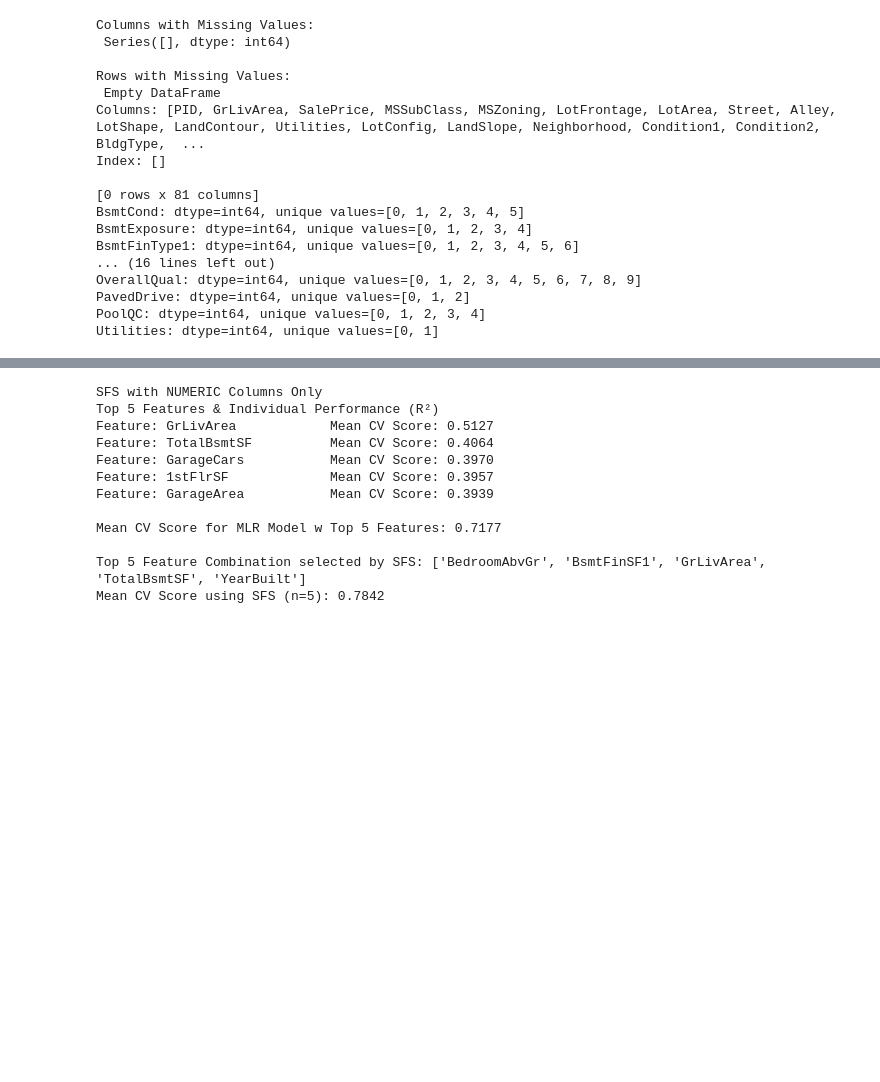
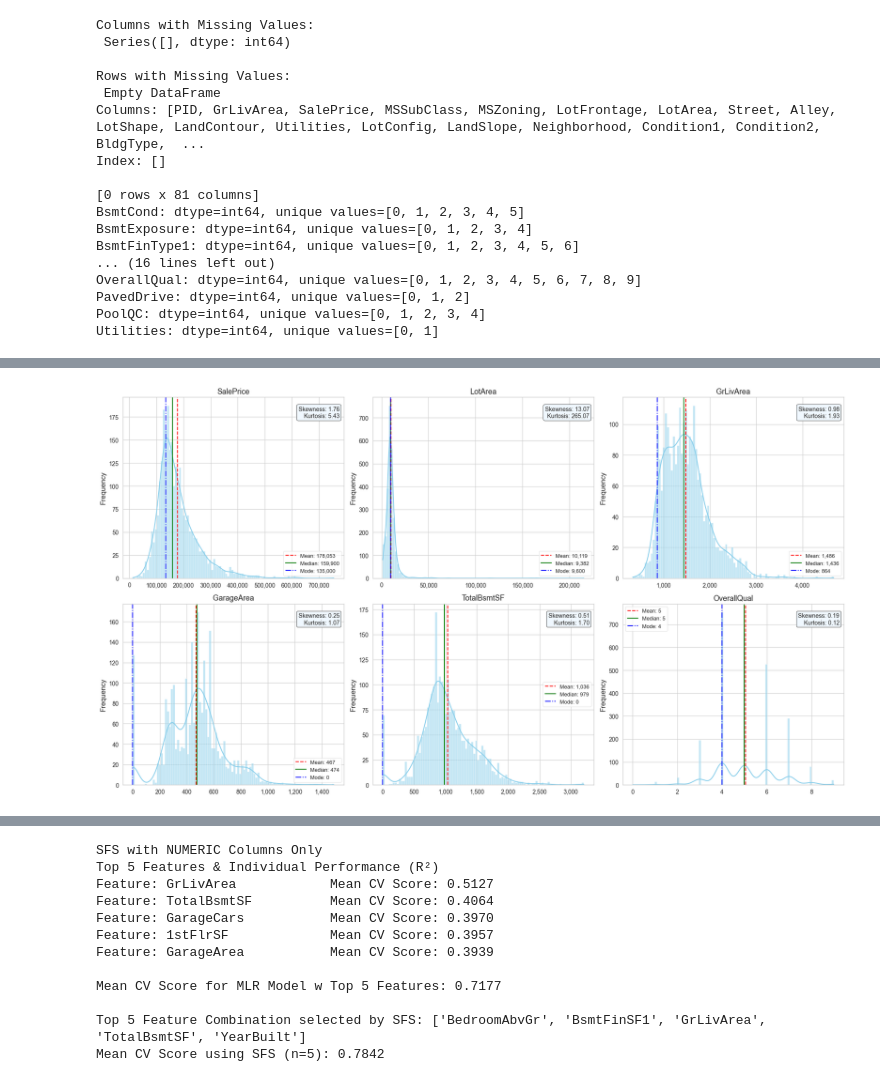
Before and after one commit to edwardweldon100/Machine-Learning-Project, a Jupyter notebook: ML Project- EDA, SLR, MLR.ipynb, the cells around one changed output, grey strips where cells are left out. Drawn from its saved outputs; the diff is of its cells as text; code cells hidden in the pictures; blank space fills up the shorter version.

```diff
--- a/ML Project- EDA, SLR, MLR.ipynb
+++ b/ML Project- EDA, SLR, MLR.ipynb
@@ -527,0 +646,4 @@ def custom_kde(frame_name, col_name):
+# %%
+custom_kde_subplots_2x3(Ames, 'SalePrice', 'LotArea', 'GrLivArea', 'GarageArea', 'TotalBsmtSF', 'OverallQual')
+# %% [output]
+[figure, added]
```
Also changed, not shown: parts of 32 cells of this notebook, 1 other file.
